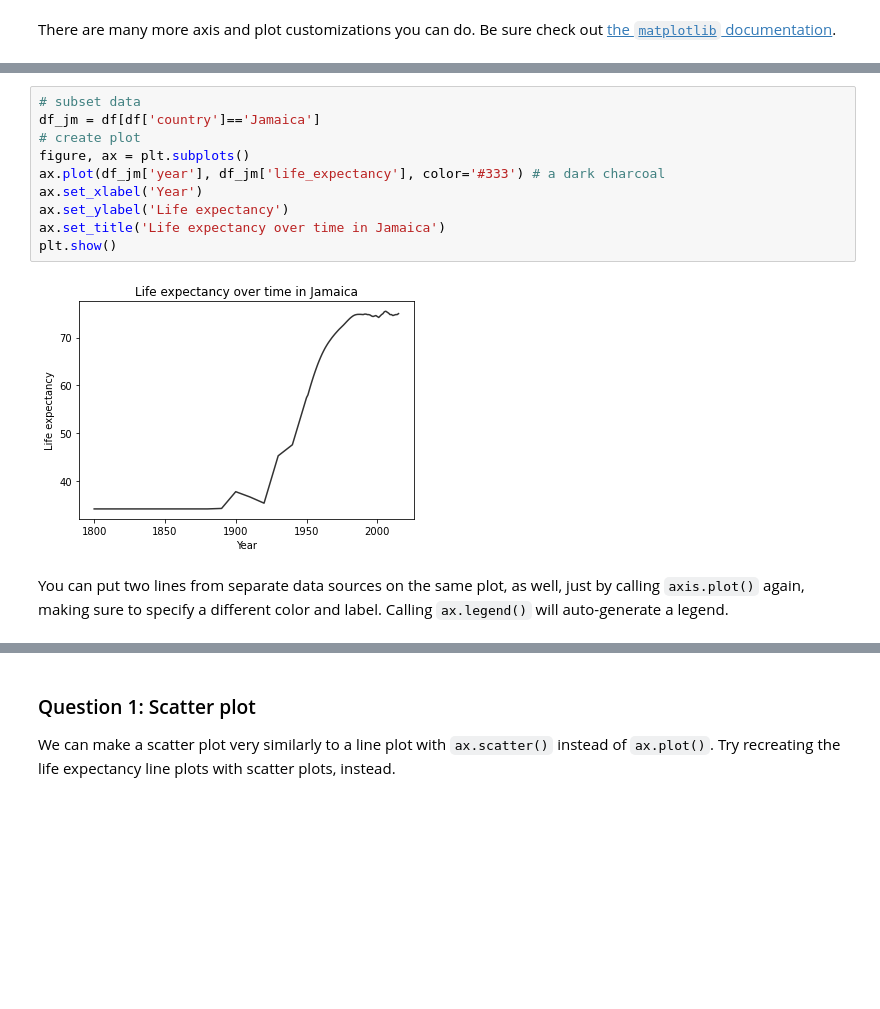
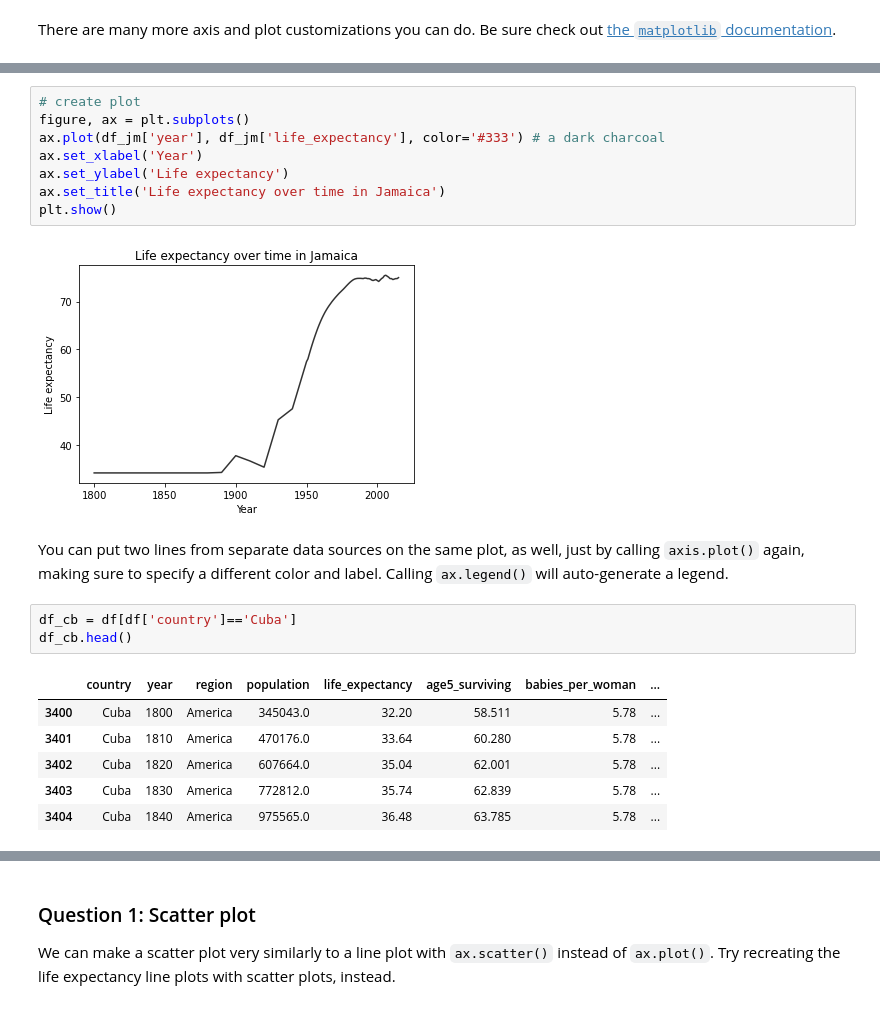
Before and after one commit to DeisData/python, a Jupyter notebook: condensed/figures.ipynb, the cells around one changed output, grey strips where cells are left out. Saved outputs shown, nothing was run; the diff lists cells and outputs as text; blank space fills up the shorter version.

```diff
--- a/condensed/figures.ipynb
+++ b/condensed/figures.ipynb
@@ -67,6 +91,4 @@ Then, we make a plot just as we did before, but instead of using `ax.hist()`, we
 # %%
-# subset data
-df_jm = df[df['country']=='Jamaica']
 # create plot
 figure, ax = plt.subplots()
 ax.plot(df_jm['year'], df_jm['life_expectancy'], color='#333') # a dark charcoal
@@ -78,4 +100,14 @@ plt.show()
 [figure]
 # %% [markdown]
 You can put two lines from separate data sources on the same plot, as well, just by calling `axis.plot()` again, making sure to specify a different color and label. Calling `ax.legend()` will auto-generate a legend.
+# %%
+df_cb = df[df['country']=='Cuba']
+df_cb.head()
+# %% [output]
+|  | country | year | region | population | life_expectancy | age5_surviving | babies_per_woman | ... |
+| 3400 | Cuba | 1800 | America | 345043.0 | 32.20 | 58.511 | 5.78 | ... |
+| 3401 | Cuba | 1810 | America | 470176.0 | 33.64 | 60.280 | 5.78 | ... |
+| 3402 | Cuba | 1820 | America | 607664.0 | 35.04 | 62.001 | 5.78 | ... |
+| 3403 | Cuba | 1830 | America | 772812.0 | 35.74 | 62.839 | 5.78 | ... |
+| 3404 | Cuba | 1840 | America | 975565.0 | 36.48 | 63.785 | 5.78 | ... |
 # %%
```
Also changed, not shown: parts of 19 cells of this notebook.
